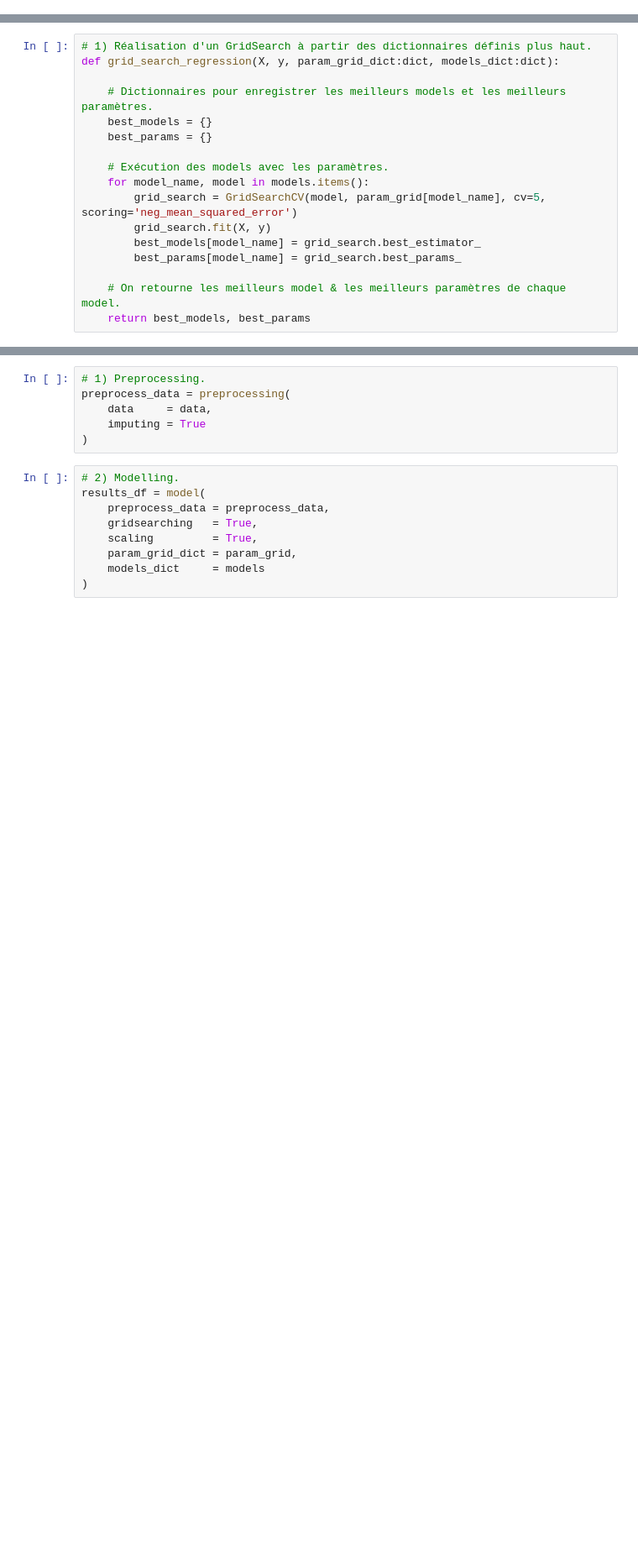
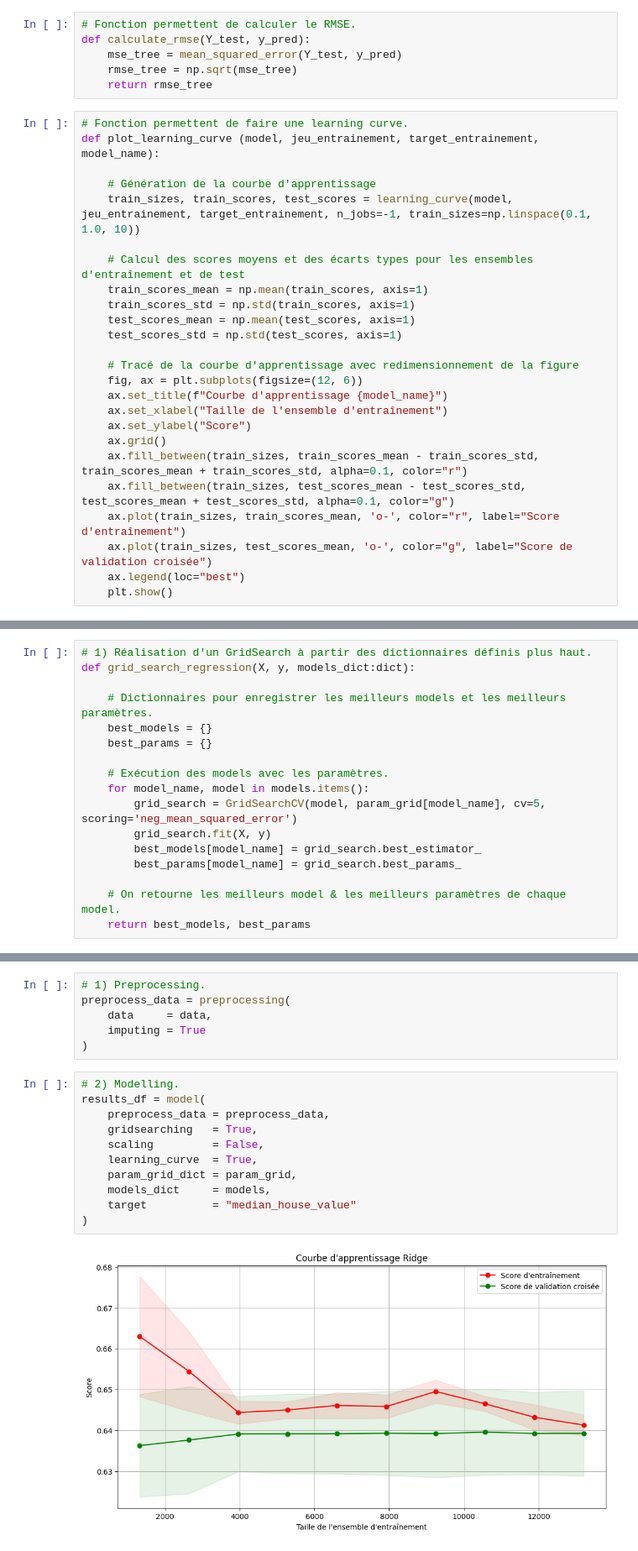
Before and after one commit to Chemsdev/Projet_E2, a Jupyter notebook: housing_data_model.ipynb, the cells around one changed output, grey strips where cells are left out. Shown: that part at 84% size. Saved outputs shown, nothing was run; the diff lists cells and outputs as text; blank space fills up the shorter version.

```diff
--- a/housing_data_model.ipynb
+++ b/housing_data_model.ipynb
@@ -70,6 +74,37 @@ param_grid = {
 # %%
 # Import de la Data.
 data = pd.read_csv("data/Housing_Price.csv")
+# %%
+# Fonction permettent de calculer le RMSE.
+def calculate_rmse(Y_test, y_pred):
+    mse_tree = mean_squared_error(Y_test, y_pred)
+    rmse_tree = np.sqrt(mse_tree)
+    return rmse_tree
+# %%
+# Fonction permettent de faire une learning curve.
+def plot_learning_curve (model, jeu_entrainement, target_entrainement, model_name):
+
+    # Génération de la courbe d'apprentissage
+    train_sizes, train_scores, test_scores = learning_curve(model, jeu_entrainement, target_entrainement, n_jobs=-1, train_sizes=np.linspace(0.1, 1.0, 10))
+
+    # Calcul des scores moyens et des écarts types pour les ensembles d'entraînement et de test
+    train_scores_mean = np.mean(train_scores, axis=1)
+    train_scores_std = np.std(train_scores, axis=1)
+    test_scores_mean = np.mean(test_scores, axis=1)
+    test_scores_std = np.std(test_scores, axis=1)
+
+    # Tracé de la courbe d'apprentissage avec redimensionnement de la figure
+    fig, ax = plt.subplots(figsize=(12, 6))
+    ax.set_title(f"Courbe d'apprentissage {model_name}")
+    ax.set_xlabel("Taille de l'ensemble d'entraînement")
+    ax.set_ylabel("Score")
+    ax.grid()
+    ax.fill_between(train_sizes, train_scores_mean - train_scores_std, train_scores_mean + train_scores_std, alpha=0.1, color="r")
+    ax.fill_between(train_sizes, test_scores_mean - test_scores_std, test_scores_mean + test_scores_std, alpha=0.1, color="g")
+    ax.plot(train_sizes, train_scores_mean, 'o-', color="r", label="Score d'entraînement")
+    ax.plot(train_sizes, test_scores_mean, 'o-', color="g", label="Score de validation croisée")
+    ax.legend(loc="best")
+    plt.show()
 # %%
 # 1) Supression de la colonne gender.
 # 2) Remplaçement des "no" par des "nan" pour faciliter l'imputation.
@@ -99,7 +134,7 @@ def preprocessing(data, imputing:bool):
     return data
 # %%
 # 1) Réalisation d'un GridSearch à partir des dictionnaires définis plus haut.
-def grid_search_regression(X, y, param_grid_dict:dict, models_dict:dict):
+def grid_search_regression(X, y, models_dict:dict):
 
     # Dictionnaires pour enregistrer les meilleurs models et les meilleurs paramètres.
     best_models = {}
@@ -188,9 +250,13 @@ preprocess_data = preprocessing(
 # %%
 # 2) Modelling.
 results_df = model(
     preprocess_data = preprocess_data,
     gridsearching   = True,
-    scaling         = True,
+    scaling         = False,
+    learning_curve  = True,
     param_grid_dict = param_grid,
-    models_dict     = models
+    models_dict     = models,
+    target          = "median_house_value"
 )
+# %% [output]
+[figure, added]
```
Also changed, not shown: parts of 6 cells of this notebook, 11 other files.
